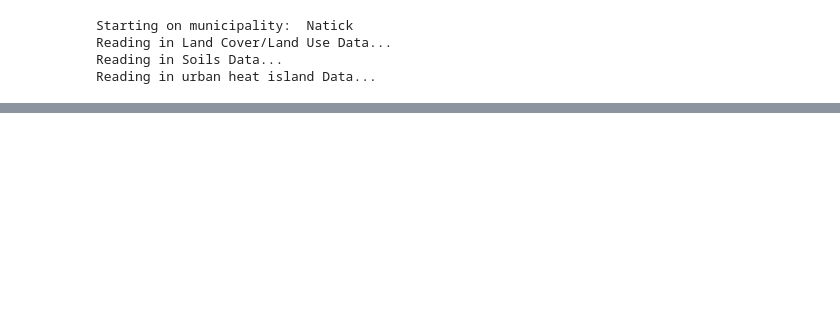
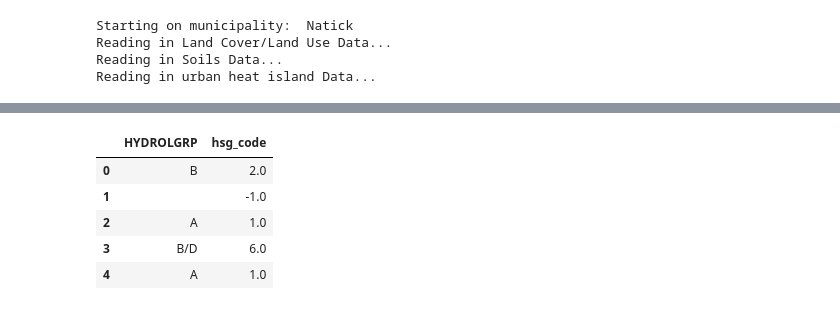
Before and after one commit to MAPC/ms4-gi-equity-tool, a Jupyter notebook: notebooks/2-nutrient_loading.ipynb, the cells around one changed output, grey strips where cells are left out. Saved outputs shown, nothing was run; the diff lists cells and outputs as text; code cells hidden in the pictures; blank space fills up the shorter version.

```diff
--- a/notebooks/2-nutrient_loading.ipynb
+++ b/notebooks/2-nutrient_loading.ipynb
@@ -235,0 +119,37 @@ lclu_with_soils[['COVERNAME', 'USEGENNAME', 'PLER', 'acres']]
+# %%
+soils_hsg['COMPNAME'].unique()
+
+component_rule = [
+    (soils_hsg['COMPNAME'] == 'Rock outcrop'),
+    ((soils_hsg['COMPNAME'] == 'Udorthents') | (soils_hsg['COMPNAME'] == 'Urban land')),
+    ((soils_hsg['COMPNAME'] != 'Rock outcrop') &(soils_hsg['COMPNAME'] != 'Udorthents') & (soils_hsg['COMPNAME'] != 'Urban land'))
+    ]
+
+choices = [1, 2, -1]
+soils_hsg['comp_code'] = np.select(component_rule, choices, default=np.nan).astype(np.float32)
+# %%
+#create a coded field for rock outcrop and hydrologic soil group so it can be converted to a raster
+
+
+hsg_rule = [
+    (soils_hsg['HYDROLGRP'] == 'A'),
+    (soils_hsg['HYDROLGRP'] == 'B'),
+    (soils_hsg['HYDROLGRP'] == 'C'),
+    (soils_hsg['HYDROLGRP'] == 'D'),
+    (soils_hsg['HYDROLGRP'] == 'A/D'),
+    (soils_hsg['HYDROLGRP'] == 'B/D'),
+    (soils_hsg['HYDROLGRP'] == 'C/D'),
+    (soils_hsg['HYDROLGRP'] == ' ')
+]
+
+choices = [1, 2, 3, 4, 5, 6, 7, -1]
+
+soils_hsg['hsg_code'] = np.select(hsg_rule, choices, default=np.nan).astype(np.float32)
+soils_hsg[['HYDROLGRP', 'hsg_code']].head()
+# %% [output]
+|  | HYDROLGRP | hsg_code |
+| 0 | B | 2.0 |
+| 1 |  | -1.0 |
+| 2 | A | 1.0 |
+| 3 | B/D | 6.0 |
+| 4 | A | 1.0 |
```
Also changed, not shown: parts of 19 cells of this notebook, 2 other files.
